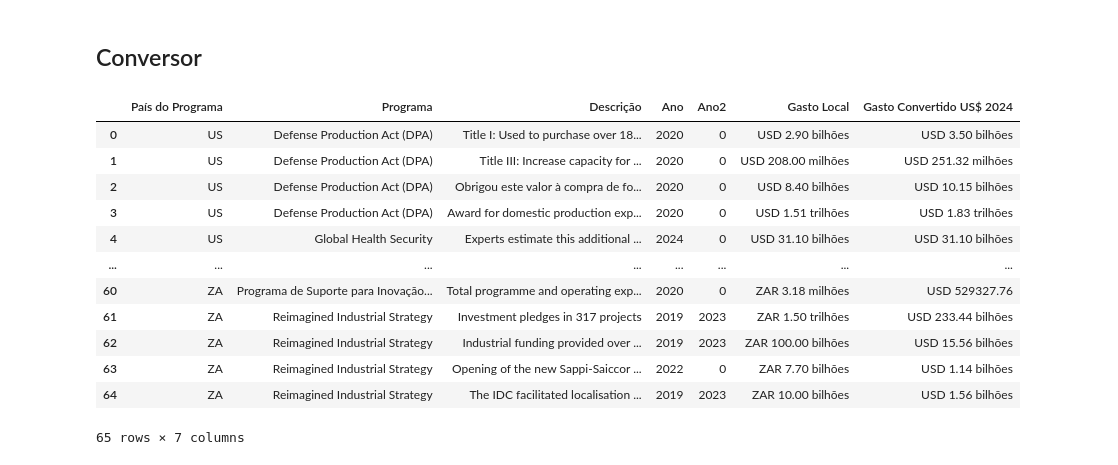
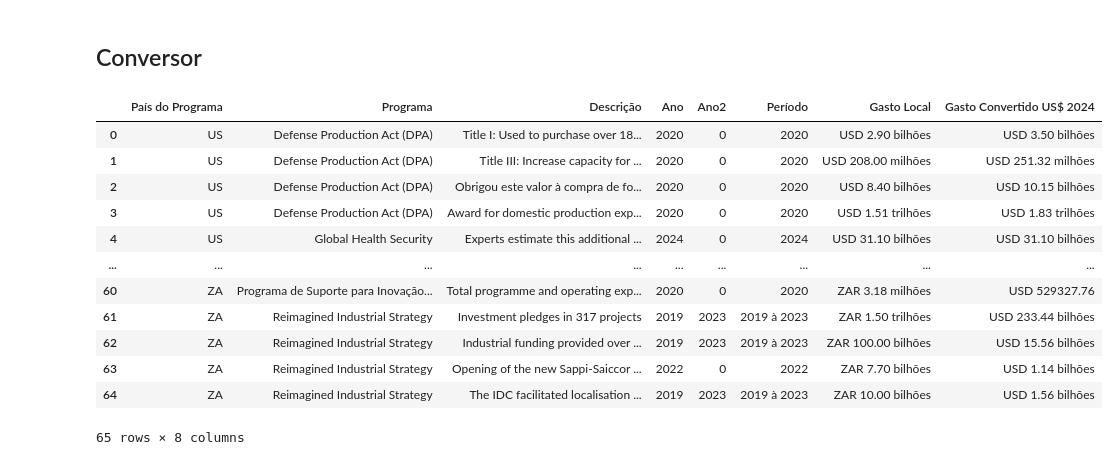
Before and after one commit to arthur-kt/PPP-Intertemporal-Converter, a Jupyter notebook: PPP_converter_new.ipynb, the cells around one changed output. Saved outputs shown, nothing was run; the diff lists cells and outputs as text; code cells hidden in the pictures.

```diff
--- a/PPP_converter_new.ipynb
+++ b/PPP_converter_new.ipynb
@@ -151,6 +159,16 @@ def formatar_valor_dolar(valor):
         return f"USD {valor / 1_000_000:.2f} milhões"
     else:
         return f"USD {valor:.2f}"
+
+# Função para juntar Ano com Ano2
+def definir_periodo(df):
+    # Verifica se as colunas Ano e Ano2 existem no DataFrame
+    if 'Ano' in df.columns and 'Ano2' in df.columns:
+        # Aplica a condição para criar a coluna Período
+        df['Período'] = df.apply(lambda row: str(row['Ano']) if row['Ano2'] == 0 else f"{row['Ano']} à {row['Ano2']}", axis=1)
+    else:
+        print("Colunas 'Ano' e 'Ano2' não encontradas no DataFrame.")
+    return df
 # %% [markdown]
 ## Insira seus dados:
 # %%
@@ -647,24 +665,27 @@ df = pd.DataFrame(dados)
 # %%
 # Aplicar a função para cada linha no DataFrame
 df['Gasto_Convertido_Dolar_2024'] = df.apply(converter_para_dolar_corrente, axis=1)
+
+# Aplicar Função para juntar Ano 1 e 2
+df = definir_periodo(df)
 
 # Aplicar as novas funções para as colunas 'Gasto_Local' e 'Gasto_Convertido_Dolar_2024'
 df['Gasto Local'] = df.apply(lambda row: formatar_valor_moeda_local(row['Gasto_Local'], row['País_Moeda']), axis=1)
 df['Gasto Convertido US$ 2024'] = df['Gasto_Convertido_Dolar_2024'].apply(formatar_valor_dolar)
 
 # Exibir o DataFrame com as colunas formatadas
-df[['País do Programa', 'Programa', 'Descrição', 'Ano', 'Ano2', 'Gasto Local', 'Gasto Convertido US$ 2024']]
+df[['País do Programa', 'Programa', 'Descrição', 'Ano', 'Ano2', 'Período', 'Gasto Local', 'Gasto Convertido US$ 2024']]
 # %% [output]
-|  | País do Programa | Programa | Descrição | Ano | Ano2 | Gasto Local | Gasto Convertido US$ 2024 |
-| 0 | US | Defense Production Act (DPA) | Title I: Used to purchase over 18... | 2020 | 0 | USD 2.90 bilhões | USD 3.50 bilhões |
-| 1 | US | Defense Production Act (DPA) | Title III: Increase capacity for ... | 2020 | 0 | USD 208.00 milhões | USD 251.32 milhões |
-| 2 | US | Defense Production Act (DPA) | Obrigou este valor à compra de fo... | 2020 | 0 | USD 8.40 bilhões | USD 10.15 bilhões |
-| 3 | US | Defense Production Act (DPA) | Award for domestic production exp... | 2020 | 0 | USD 1.51 trilhões | USD 1.83 trilhões |
-| 4 | US | Global Health Security | Experts estimate this additional ... | 2024 | 0 | USD 31.10 bilhões | USD 31.10 bilhões |
-| ... | ... | ... | ... | ... | ... | ... | ... |
-| 60 | ZA | Programa de Suporte para Inovação... | Total programme and operating exp... | 2020 | 0 | ZAR 3.18 milhões | USD 529327.76 |
-| 61 | ZA | Reimagined Industrial Strategy | Investment pledges in 317 projects | 2019 | 2023 | ZAR 1.50 trilhões | USD 233.44 bilhões |
-| 62 | ZA | Reimagined Industrial Strategy | Industrial funding provided over ... | 2019 | 2023 | ZAR 100.00 bilhões | USD 15.56 bilhões |
-| 63 | ZA | Reimagined Industrial Strategy | Opening of the new Sappi-Saiccor ... | 2022 | 0 | ZAR 7.70 bilhões | USD 1.14 bilhões |
-| 64 | ZA | Reimagined Industrial Strategy | The IDC facilitated localisation ... | 2019 | 2023 | ZAR 10.00 bilhões | USD 1.56 bilhões |
+|  | País do Programa | Programa | Descrição | Ano | Ano2 | Período | Gasto Local | Gasto Convertido US$ 2024 |
+| 0 | US | Defense Production Act (DPA) | Title I: Used to purchase over 18... | 2020 | 0 | 2020 | USD 2.90 bilhões | USD 3.50 bilhões |
+| 1 | US | Defense Production Act (DPA) | Title III: Increase capacity for ... | 2020 | 0 | 2020 | USD 208.00 milhões | USD 251.32 milhões |
+| 2 | US | Defense Production Act (DPA) | Obrigou este valor à compra de fo... | 2020 | 0 | 2020 | USD 8.40 bilhões | USD 10.15 bilhões |
+| 3 | US | Defense Production Act (DPA) | Award for domestic production exp... | 2020 | 0 | 2020 | USD 1.51 trilhões | USD 1.83 trilhões |
+| 4 | US | Global Health Security | Experts estimate this additional ... | 2024 | 0 | 2024 | USD 31.10 bilhões | USD 31.10 bilhões |
+| ... | ... | ... | ... | ... | ... | ... | ... | ... |
+| 60 | ZA | Programa de Suporte para Inovação... | Total programme and operating exp... | 2020 | 0 | 2020 | ZAR 3.18 milhões | USD 529327.76 |
+| 61 | ZA | Reimagined Industrial Strategy | Investment pledges in 317 projects | 2019 | 2023 | 2019 à 2023 | ZAR 1.50 trilhões | USD 233.44 bilhões |
+| 62 | ZA | Reimagined Industrial Strategy | Industrial funding provided over ... | 2019 | 2023 | 2019 à 2023 | ZAR 100.00 bilhões | USD 15.56 bilhões |
+| 63 | ZA | Reimagined Industrial Strategy | Opening of the new Sappi-Saiccor ... | 2022 | 0 | 2022 | ZAR 7.70 bilhões | USD 1.14 bilhões |
+| 64 | ZA | Reimagined Industrial Strategy | The IDC facilitated localisation ... | 2019 | 2023 | 2019 à 2023 | ZAR 10.00 bilhões | USD 1.56 bilhões |
-65 rows × 7 columns
+65 rows × 8 columns
```
Also changed, not shown: parts of 1 cell of this notebook.
